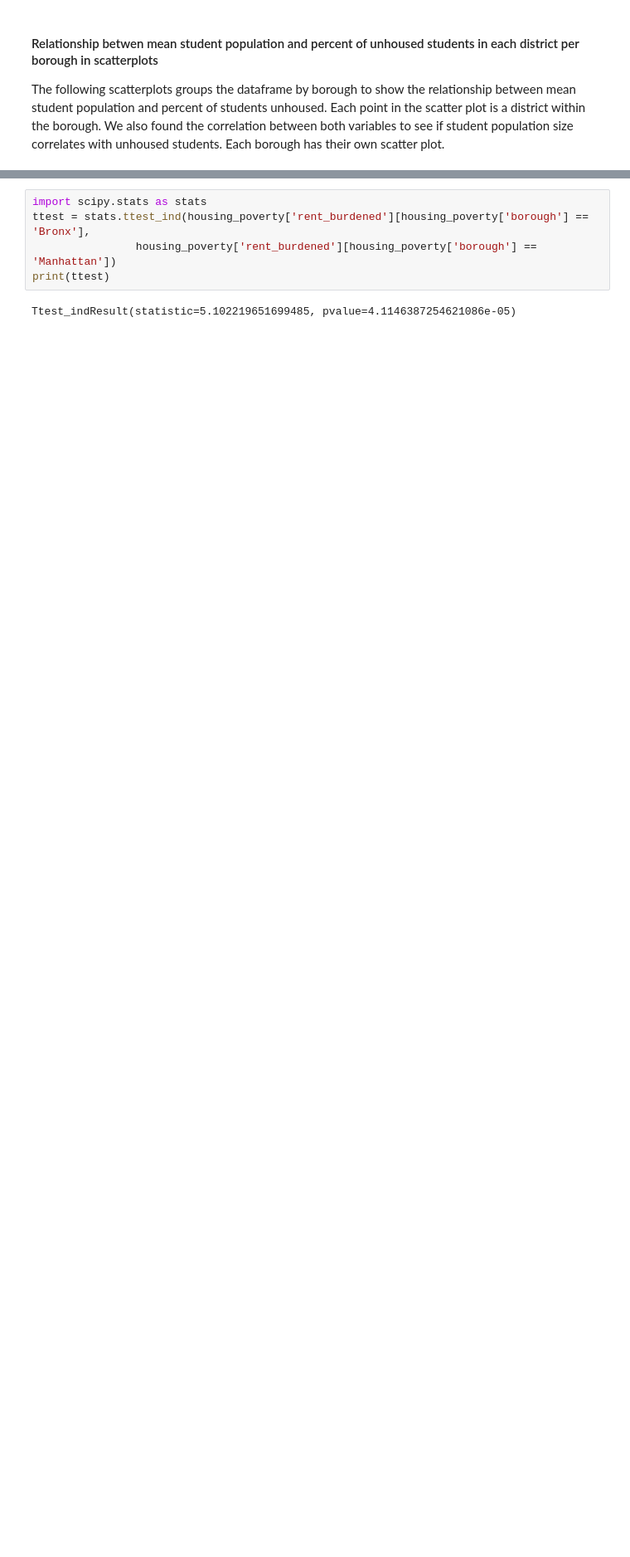
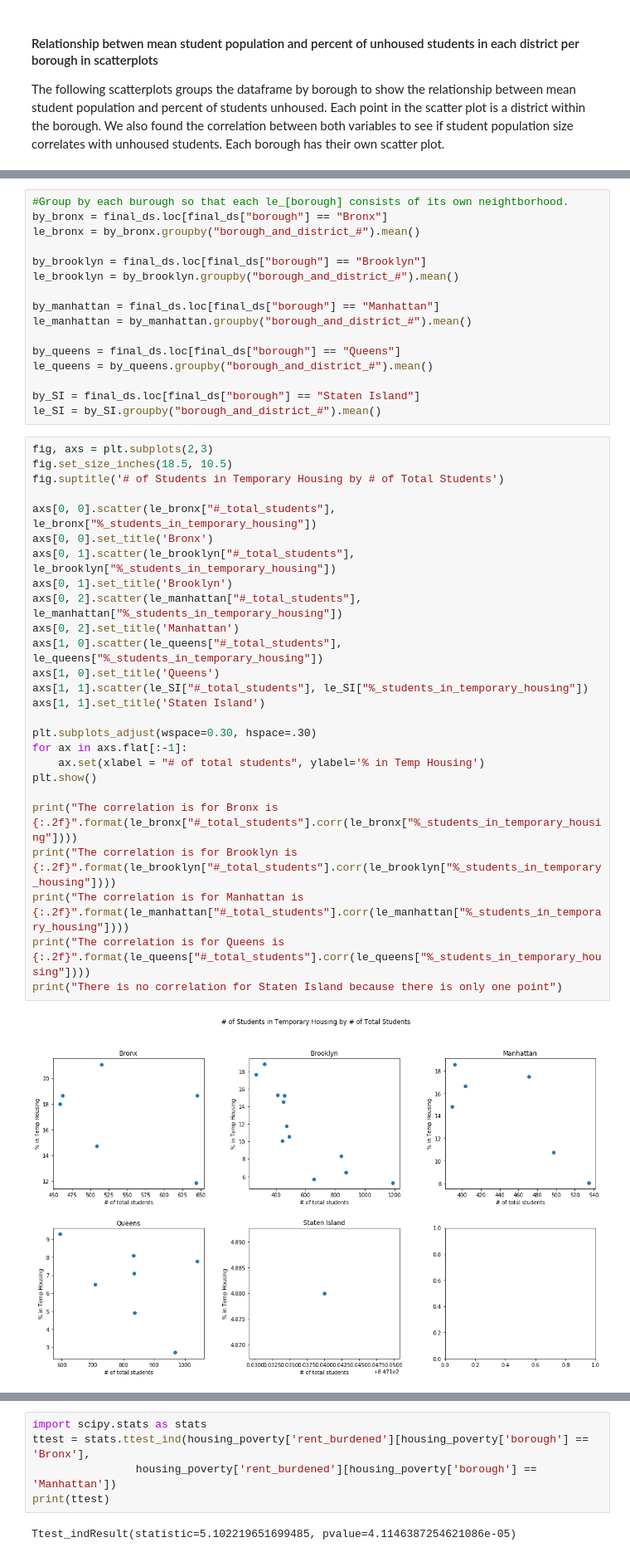
Before and after one commit to cailtyn-caj96/info-2950, a Jupyter notebook: old/finalproject_.ipynb, the cells around one changed output, grey strips where cells are left out. Shown at 83% size. Cells and saved outputs as stored; diff of their text form; blank space fills up the shorter version.

```diff
--- a/old/finalproject_.ipynb
+++ b/old/finalproject_.ipynb
@@ -815,0 +757,44 @@ plt.show()
+# %%
+#Group by each burough so that each le_[borough] consists of its own neightborhood.
+by_bronx = final_ds.loc[final_ds["borough"] == "Bronx"]
+le_bronx = by_bronx.groupby("borough_and_district_#").mean()
+
+by_brooklyn = final_ds.loc[final_ds["borough"] == "Brooklyn"]
+le_brooklyn = by_brooklyn.groupby("borough_and_district_#").mean()
+
+by_manhattan = final_ds.loc[final_ds["borough"] == "Manhattan"]
+le_manhattan = by_manhattan.groupby("borough_and_district_#").mean()
+
+by_queens = final_ds.loc[final_ds["borough"] == "Queens"]
+le_queens = by_queens.groupby("borough_and_district_#").mean()
+
+by_SI = final_ds.loc[final_ds["borough"] == "Staten Island"]
+le_SI = by_SI.groupby("borough_and_district_#").mean()
+# %%
+fig, axs = plt.subplots(2,3)
+fig.set_size_inches(18.5, 10.5)
+fig.suptitle('# of Students in Temporary Housing by # of Total Students')
+
+axs[0, 0].scatter(le_bronx["#_total_students"], le_bronx["%_students_in_temporary_housing"])
+axs[0, 0].set_title('Bronx')
+axs[0, 1].scatter(le_brooklyn["#_total_students"], le_brooklyn["%_students_in_temporary_housing"])
+axs[0, 1].set_title('Brooklyn')
+axs[0, 2].scatter(le_manhattan["#_total_students"], le_manhattan["%_students_in_temporary_housing"])
+axs[0, 2].set_title('Manhattan')
+axs[1, 0].scatter(le_queens["#_total_students"], le_queens["%_students_in_temporary_housing"])
+axs[1, 0].set_title('Queens')
+axs[1, 1].scatter(le_SI["#_total_students"], le_SI["%_students_in_temporary_housing"])
+axs[1, 1].set_title('Staten Island')
+
+plt.subplots_adjust(wspace=0.30, hspace=.30)
+for ax in axs.flat[:-1]:
+    ax.set(xlabel = "# of total students", ylabel='% in Temp Housing')
+plt.show()
+
+print("The correlation is for Bronx is {:.2f}".format(le_bronx["#_total_students"].corr(le_bronx["%_students_in_temporary_housing"])))
+print("The correlation is for Brooklyn is {:.2f}".format(le_brooklyn["#_total_students"].corr(le_brooklyn["%_students_in_temporary_housing"])))
+print("The correlation is for Manhattan is {:.2f}".format(le_manhattan["#_total_students"].corr(le_manhattan["%_students_in_temporary_housing"])))
+print("The correlation is for Queens is {:.2f}".format(le_queens["#_total_students"].corr(le_queens["%_students_in_temporary_housing"])))
+print("There is no correlation for Staten Island because there is only one point")
+# %% [output]
+[figure, added]
```
Also changed, not shown: parts of 18 cells of this notebook.
